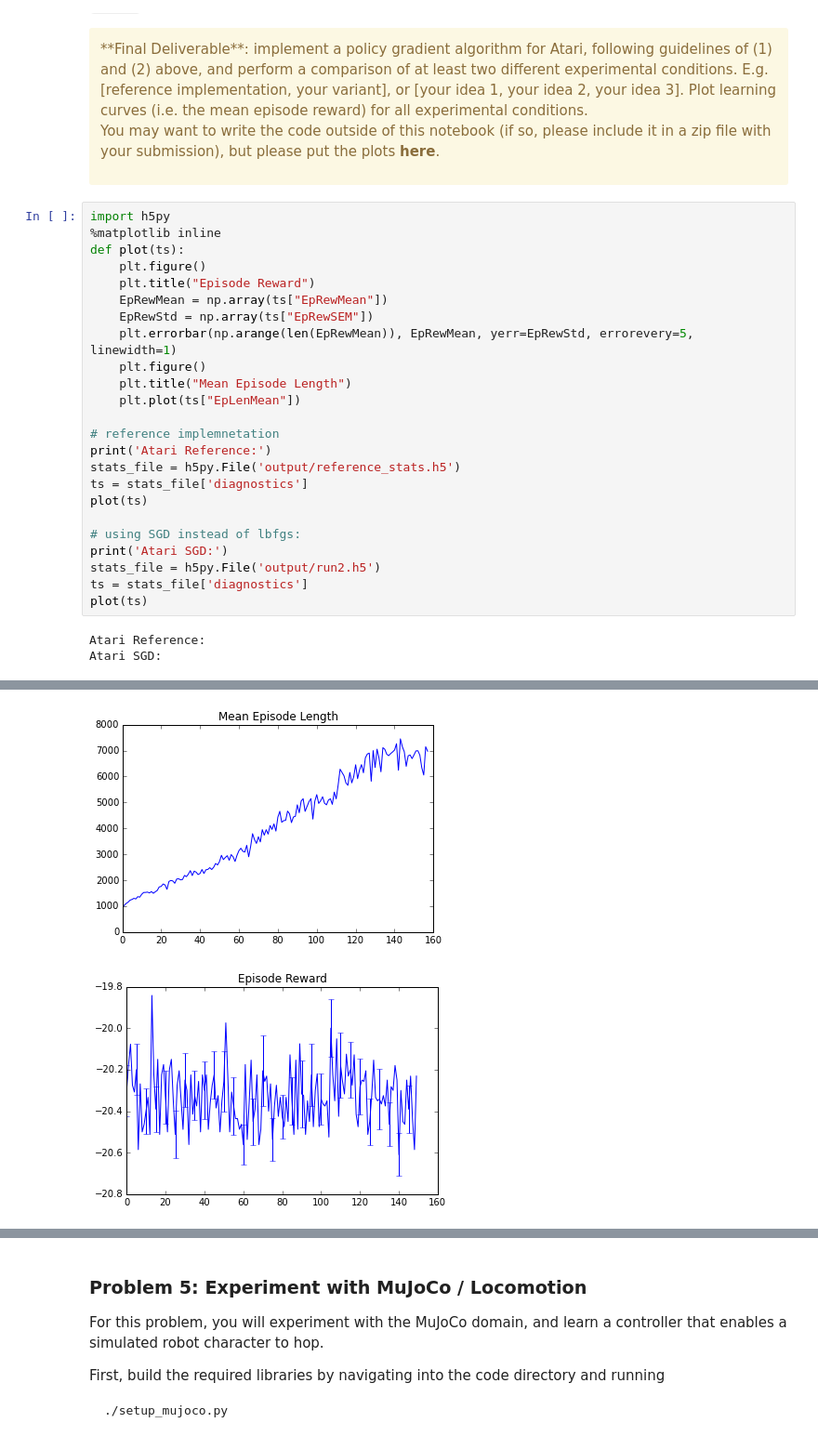
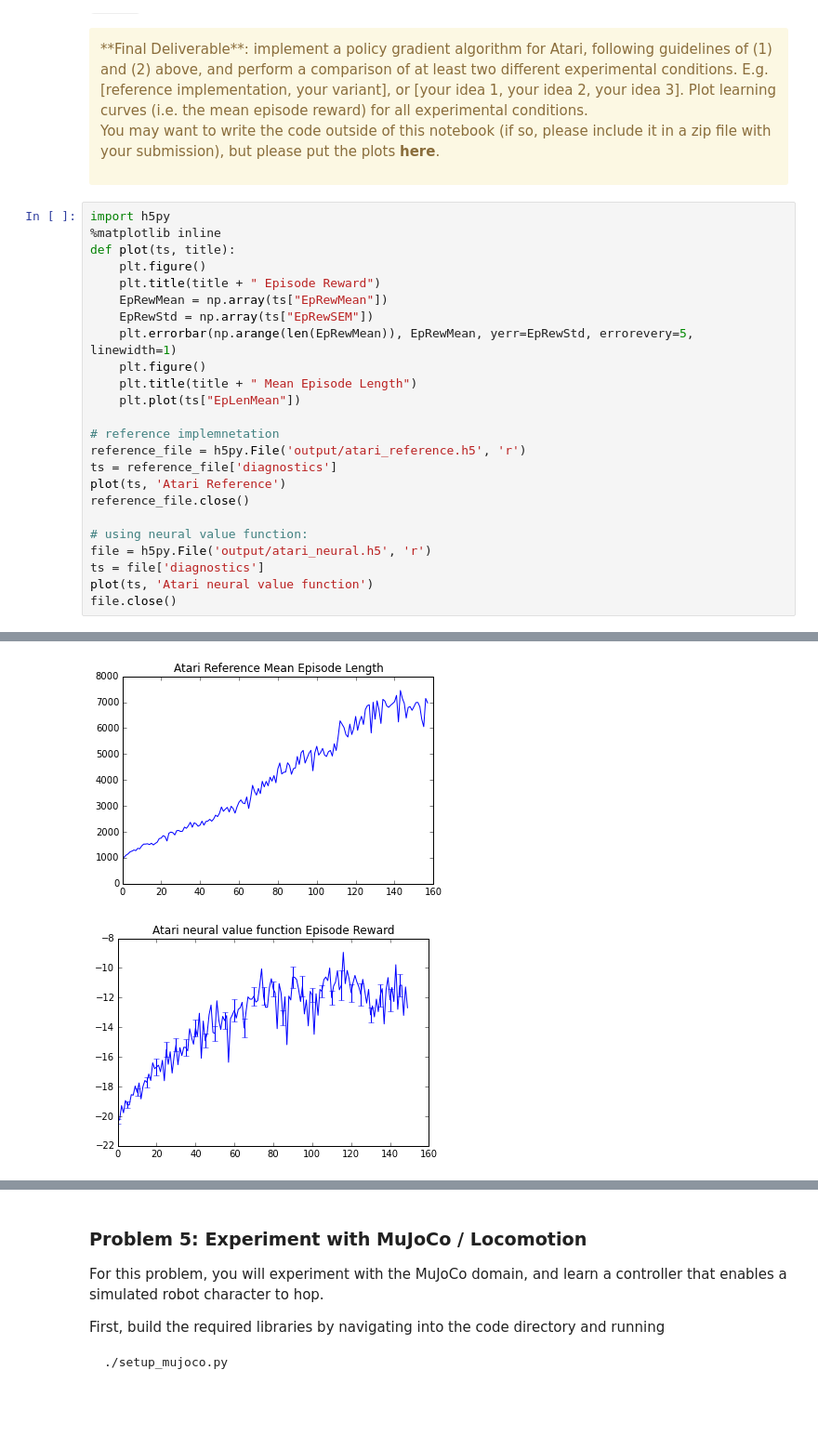
Before and after one commit to bchu/deeprlhw2, a Jupyter notebook: 2_Policy_Gradients-problems.ipynb, the cells around one changed output, grey strips where cells are left out. Shown at 93% size. Saved outputs shown, nothing was run; the diff lists cells and outputs as text; blank space fills up the shorter version.

```diff
--- a/2_Policy_Gradients-problems.ipynb
+++ b/2_Policy_Gradients-problems.ipynb
@@ -585,27 +585,25 @@ You may want to write the code outside of this notebook (if so, please include i
 # %%
 import h5py
 %matplotlib inline
-def plot(ts):
+def plot(ts, title):
     plt.figure()
-    plt.title("Episode Reward")
+    plt.title(title + " Episode Reward")
     EpRewMean = np.array(ts["EpRewMean"])
     EpRewStd = np.array(ts["EpRewSEM"])
     plt.errorbar(np.arange(len(EpRewMean)), EpRewMean, yerr=EpRewStd, errorevery=5, linewidth=1)
     plt.figure()
-    plt.title("Mean Episode Length")
+    plt.title(title + " Mean Episode Length")
     plt.plot(ts["EpLenMean"])
 
 # reference implemnetation
-print('Atari Reference:')
-stats_file = h5py.File('output/reference_stats.h5')
-ts = stats_file['diagnostics']
-plot(ts)
+reference_file = h5py.File('output/atari_reference.h5', 'r')
+ts = reference_file['diagnostics']
+plot(ts, 'Atari Reference')
+reference_file.close()
 
-# using SGD instead of lbfgs:
-print('Atari SGD:')
-stats_file = h5py.File('output/run2.h5')
-ts = stats_file['diagnostics']
-plot(ts)
+# using neural value function:
+file = h5py.File('output/atari_neural.h5', 'r')
+ts = file['diagnostics']
+plot(ts, 'Atari neural value function')
+file.close()
 # %% [output]
-Atari Reference:
-Atari SGD:
@@ -613,2 +611,2 @@ Atari SGD:
-[figure, old version]
+[figure, new version]
-[figure, old version]
+[figure, new version]
```
Also changed, not shown: parts of 4 cells of this notebook, 6 other files.
